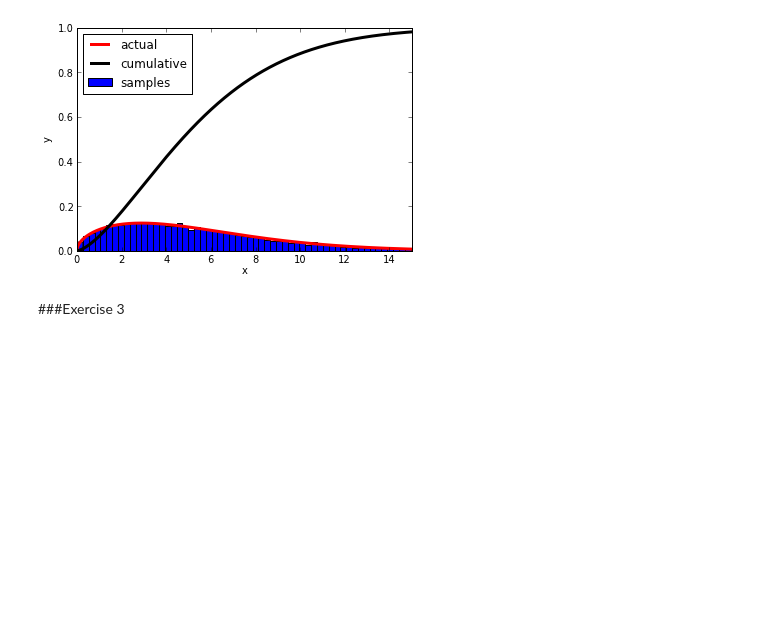
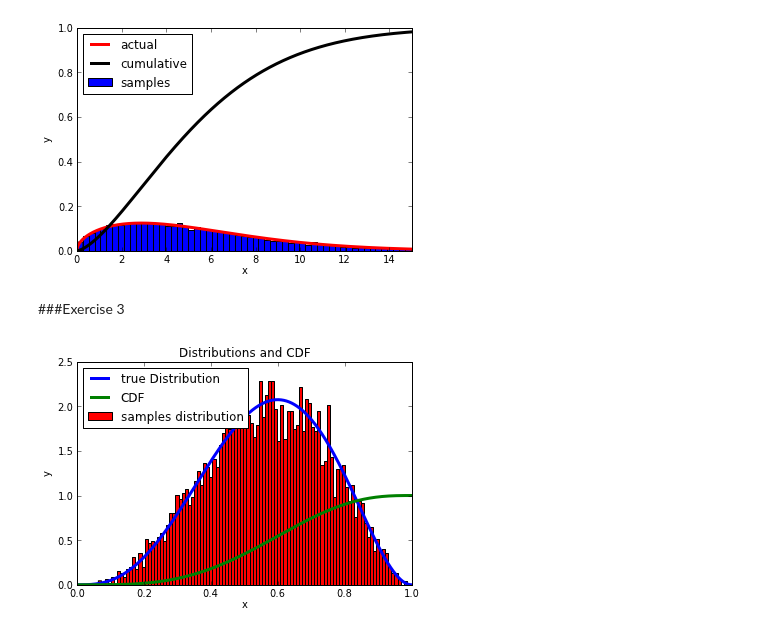
Before and after one commit to ipowellPHYS202/PHYS202-S13, a Jupyter notebook: Week8/MC_Simulation_Ex_7.ipynb, the cells around one changed output. Cells and saved outputs as stored; diff of their text form; code cells hidden in the pictures; blank space fills up the shorter version.

```diff
--- a/Week8/MC_Simulation_Ex_7.ipynb
+++ b/Week8/MC_Simulation_Ex_7.ipynb
@@ -42,3 +49,38 @@ show()
 [figure]
 # %% [markdown]
 ###Exercise 3
+# %%
+#Beta(4,3) Distribution
+f = lambda x: 60*(x**3)*((1-x)**2) #0<x<1
+
+#Using the same technology as our Monte Carlo Rejection Sampling for Integration:
+
+N = 10000 #10,000 samples
+#defining maxs and mins with given data:
+x_min=0.
+x_max=1.
+y_min=0.
+y_max=2.0736
+
+samples_x=x_min +(x_max-x_min)*random_sample(N)
+samples_y=y_min+(y_max-y_min)*random_sample(N)
+#creating the Boolean Mask
+AMask = samples_y < f(samples_x)
+#print AMask
+x=arange(0.,1.001,0.001)
+
+
+#CDF, Normalized
+
+CDF=cumsum(f(x))/sum(f(x))
+#plotting all
+plot(x,f(x),lw = 3, label='true Distribution')
+plot(x,CDF,lw=3,label='CDF')
+hist(samples_x[AMask],100,normed=True,label='samples distribution')
+legend(loc=0)
+xlabel('x')
+ylabel("y")
+title("Distributions and CDF")
+show()
+# %% [output]
+[figure, added]
```
Also changed, not shown: parts of 1 cell of this notebook.
